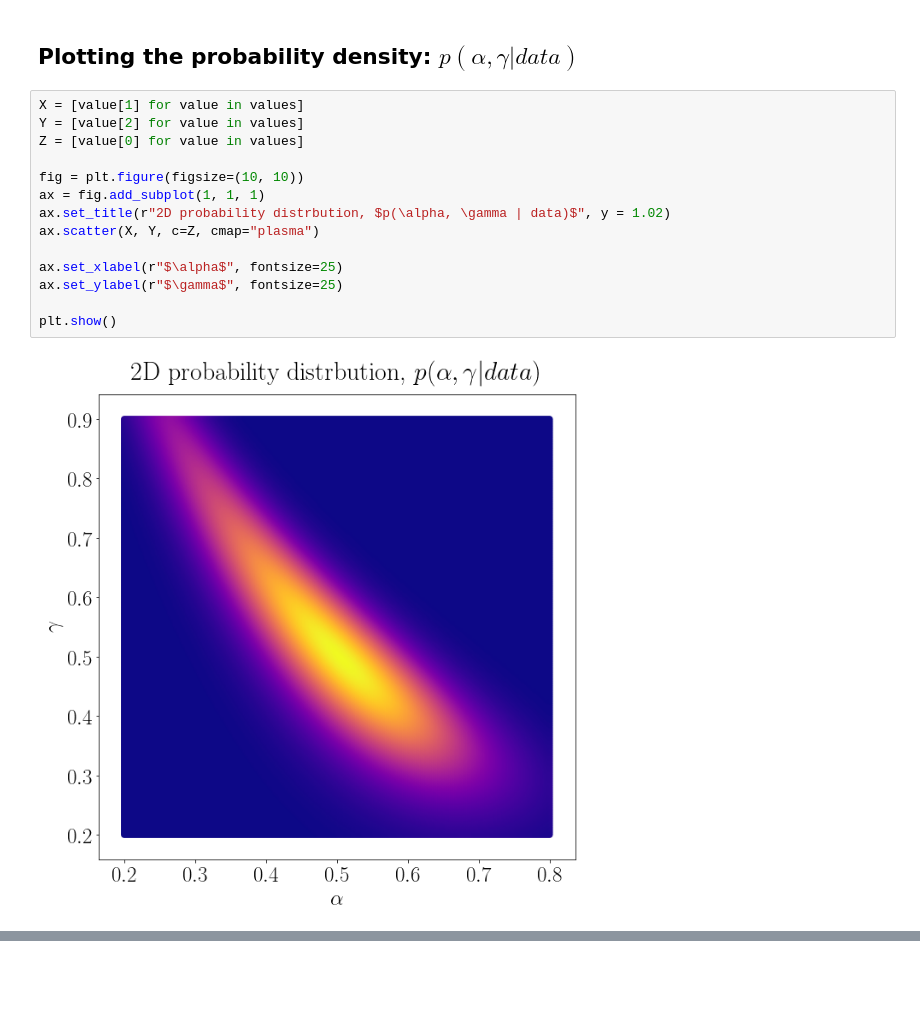
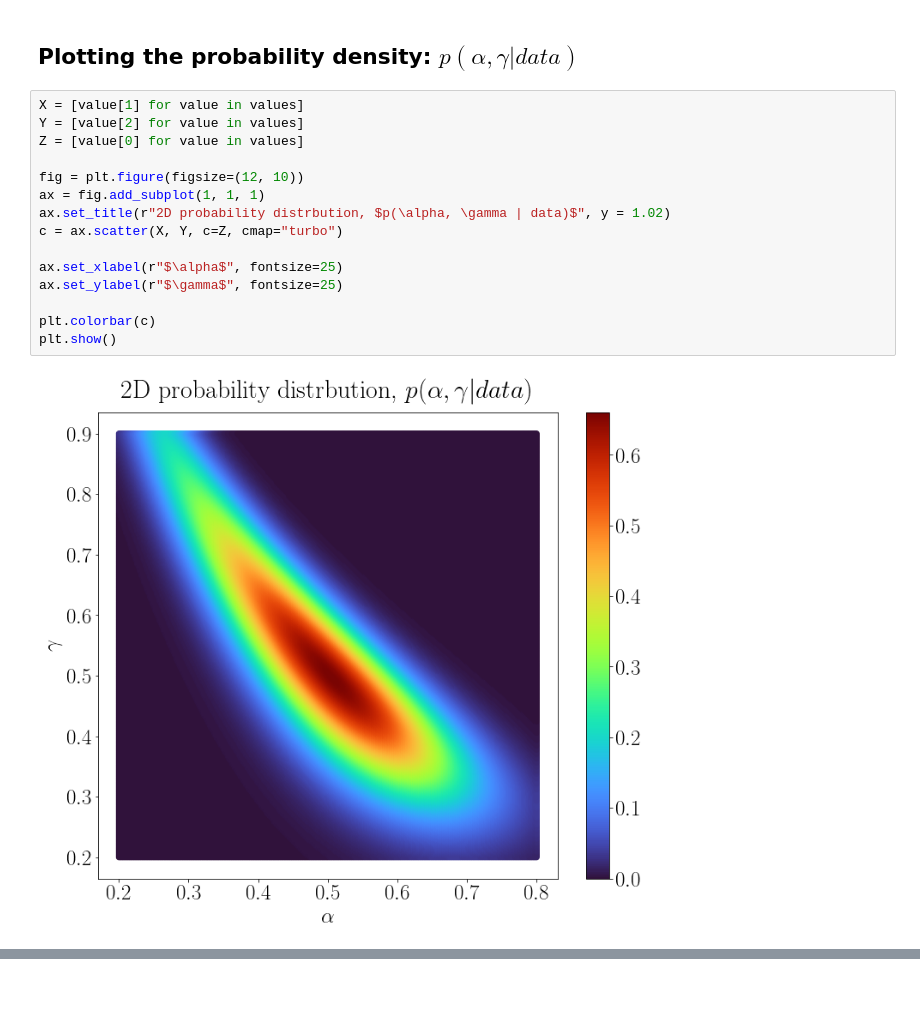
Before and after one commit to abtinshahidi/Foundation_applied_machine_learning, a Jupyter notebook: notebooks/week2/week2.ipynb, the cells around one changed output, grey strips where cells are left out. Drawn from its saved outputs; the diff is of its cells as text.

```diff
--- a/notebooks/week2/week2.ipynb
+++ b/notebooks/week2/week2.ipynb
@@ -281,19 +287,20 @@ A, B = sorted(values, key=lambda x : x[0], reverse=True)[0][1], sorted(values, k
 # %%
 X = [value[1] for value in values]
 Y = [value[2] for value in values]
 Z = [value[0] for value in values]
 
-fig = plt.figure(figsize=(10, 10))
+fig = plt.figure(figsize=(12, 10))
 ax = fig.add_subplot(1, 1, 1)
 ax.set_title(r"2D probability distrbution, $p(\alpha, \gamma | data)$", y = 1.02)
-ax.scatter(X, Y, c=Z, cmap="plasma")
+c = ax.scatter(X, Y, c=Z, cmap="turbo")
 
 ax.set_xlabel(r"$\alpha$", fontsize=25)
 ax.set_ylabel(r"$\gamma$", fontsize=25)
 
+plt.colorbar(c)
 plt.show()
 # %% [output]
-[figure, old version]
+[figure, new version]
 # %%
 from mpl_toolkits import mplot3d
 
```
Also changed, not shown: parts of 8 cells of this notebook.
